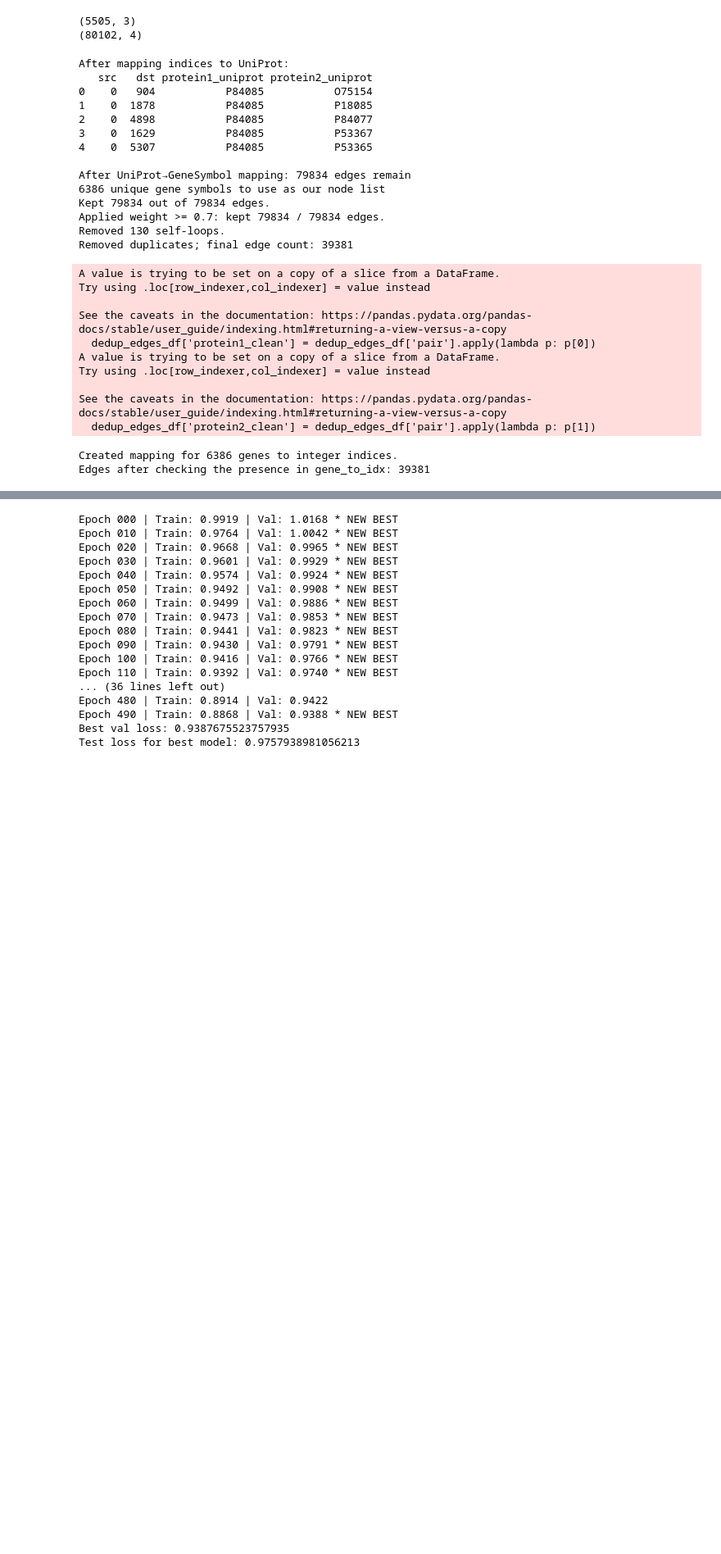
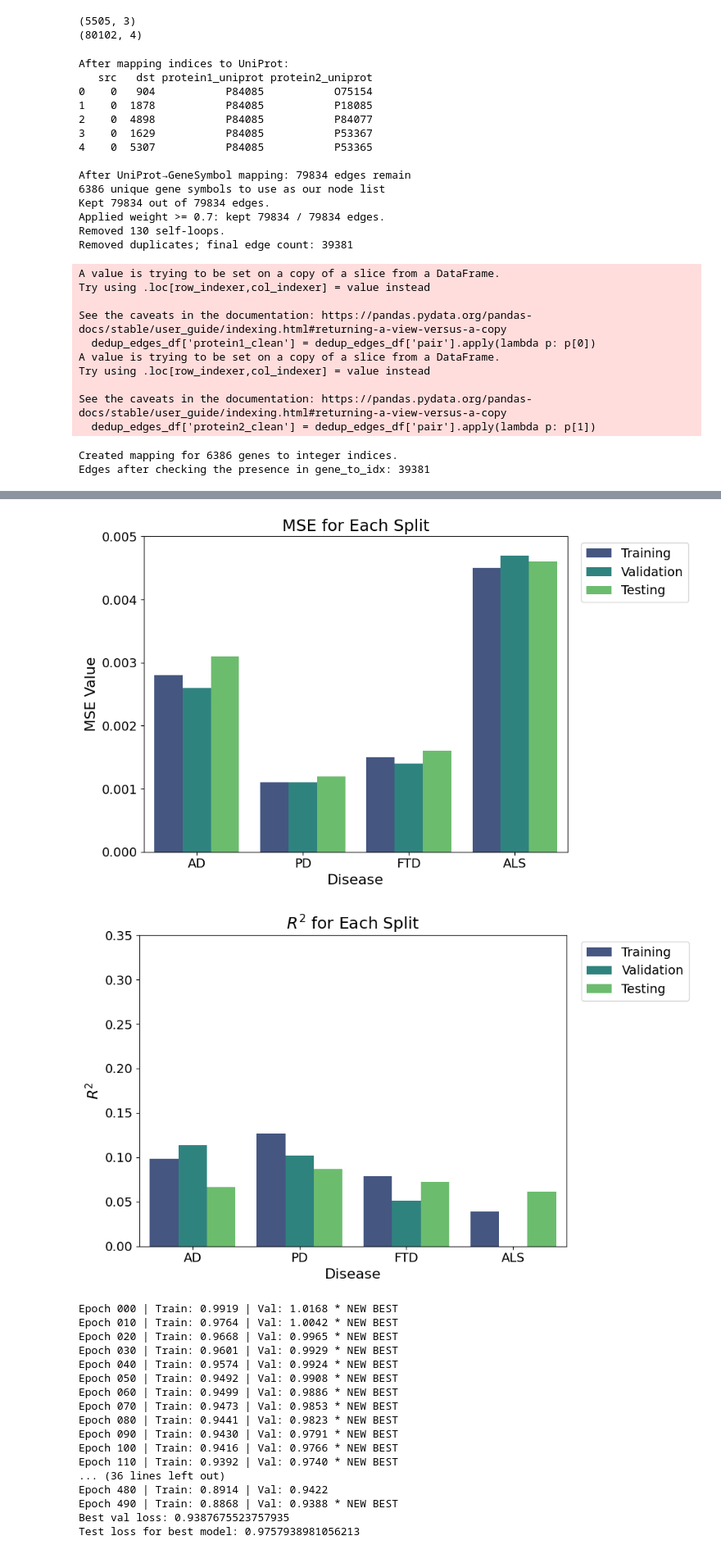
Before and after one commit to qyxhust/Chem277-Team4-Project, a Jupyter notebook: GCN_all4/GCN_all4.ipynb, the cells around one changed output, grey strips where cells are left out. Shown at 82% size. Saved outputs shown, nothing was run; the diff lists cells and outputs as text; code cells hidden in the pictures; blank space fills up the shorter version.

Commit message:
Inverse transformed MSE back to original space; added MSE & R2 plots

```diff
--- a/GCN_all4/GCN_all4.ipynb
+++ b/GCN_all4/GCN_all4.ipynb
@@ -605,3 +740,80 @@ Test loss for best model: 0.910000205039978
+# %%
+# plot for metrics
+import seaborn as sns
+# Training Metrics:
+best_train = {'MSE_ad': 0.0028, 'R2_ad': 0.09833204746246338, 'MSE_pd': 0.0011, 'R2_pd': 0.12638550996780396, 'MSE_ftd': 0.0015, 'R2_ftd': 0.07882791757583618, 'MSE_als': 0.0045, 'R2_als': 0.03866219520568848}
+
+# Val Metrics:
+best_val = {'MSE_ad': 0.0026, 'R2_ad': 0.11401557922363281, 'MSE_pd': 0.0011, 'R2_pd': 0.10206347703933716, 'MSE_ftd': 0.0014, 'R2_ftd': 0.051287174224853516, 'MSE_als': 0.0047, 'R2_als': -0.006453990936279297}
+
+# Test Metrics:
+best_test = {'MSE_ad': 0.0031, 'R2_ad': 0.06658023595809937, 'MSE_pd': 0.0012, 'R2_pd': 0.0871090292930603, 'MSE_ftd': 0.0016, 'R2_ftd': 0.07268446683883667, 'MSE_als': 0.0046, 'R2_als': 0.0617215633392334}
+
+diseases = ['AD', 'PD', 'FTD', 'ALS']
+
+# put MSE values for all splits in a dict
+all_mse = {
+    'Training': [best_train[f'MSE_{d.lower()}'] for d in diseases],
+    'Validation': [best_val[f'MSE_{d.lower()}'] for d in diseases],
+    'Testing': [best_test[f'MSE_{d.lower()}'] for d in diseases]
+}
+
+mse_df = pd.DataFrame(all_mse, index=diseases)
+mse_df.index.name = 'disease'
+
+# melt df to get disease, splits, and mse columns
+mse_melted = mse_df.reset_index().melt(
+    id_vars='disease',
+    var_name='split',
+    value_name='MSE'
+)
+
+# plotting MSE
+plt.figure(figsize=(10,6))
+sns.barplot(x='disease', y='MSE', hue='split', data=mse_melted, palette='viridis')
+plt.ylabel('MSE Value', fontsize=16)
+plt.xlabel('Disease', fontsize=16)
+plt.xticks(fontsize=14)
+plt.yticks(fontsize=14)
+plt.title('MSE for Each Split', fontsize=18)
+plt.legend(loc='upper right', bbox_to_anchor=(1.3, 1.0), fontsize=14)
+plt.ylim(0, 0.005)
+plt.tight_layout()
+plt.show()
+
+# plotting R^2
+# put R^2 values for all splits in a dict
+all_r2 = {
+    'Training': [best_train[f'R2_{d.lower()}'] for d in diseases],
+    'Validation': [best_val[f'R2_{d.lower()}'] for d in diseases],
+    'Testing': [best_test[f'R2_{d.lower()}'] for d in diseases]
+}
+
+r2_df = pd.DataFrame(all_r2, index=diseases)
+r2_df.index.name = 'disease'
+
+# melt df to get disease, splits, and r2 columns
+r2_melted = r2_df.reset_index().melt(
+    id_vars='disease',
+    var_name='split',
+    value_name='R2'
+)
+
+# plotting R^2
+plt.figure(figsize=(10,6))
+sns.barplot(x='disease', y='R2', hue='split', data=r2_melted, palette='viridis')
+plt.ylabel('$R^2$', fontsize=16)
+plt.xlabel('Disease', fontsize=16)
+plt.xticks(fontsize=14)
+plt.yticks(fontsize=14)
+plt.title('$R^2$ for Each Split', fontsize=18)
+plt.legend(loc='upper right', bbox_to_anchor=(1.3, 1.0), fontsize=14)
+plt.ylim(0, 0.35)
+plt.tight_layout()
+plt.show()
+# %% [output]
+[figure, added]
+[figure, added]
 # %%
 # hyperparameter tuning
 My_Fit.hp_tuning(graph_data, X.shape[1])
```
Also changed, not shown: parts of 6 cells of this notebook, 2 other files.
